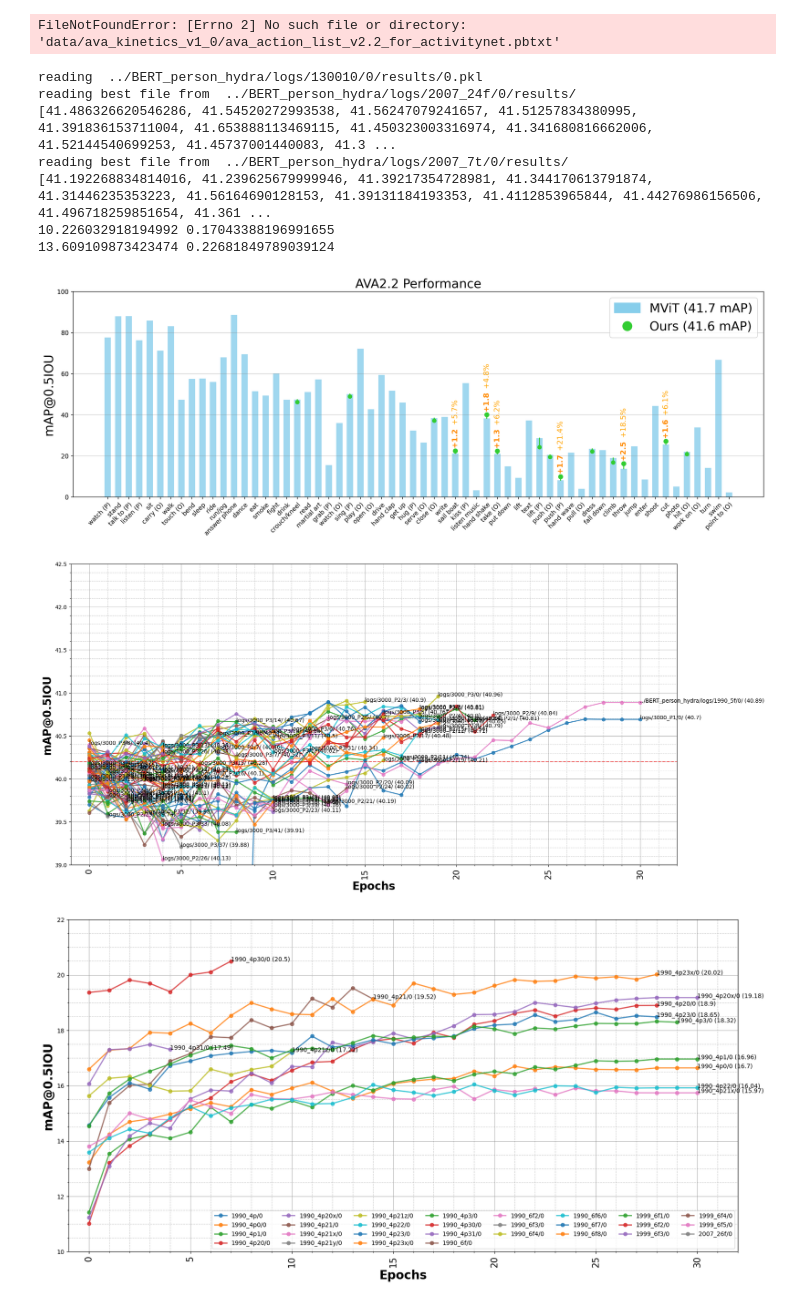
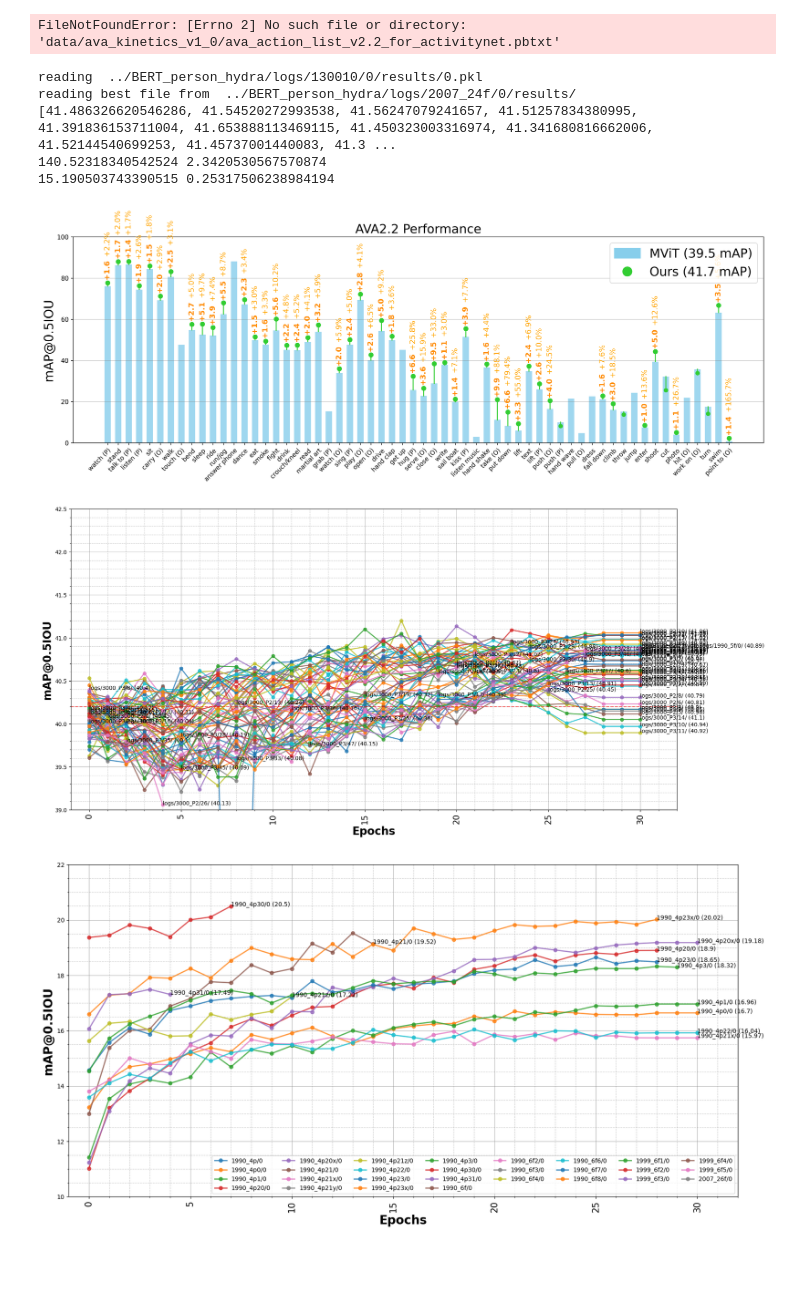
Before and after one commit to brjathu/BERT_person_V2, a Jupyter notebook: _BERT_person.ipynb, the cells around one changed output. Drawn from its saved outputs; the diff is of its cells as text; code cells hidden in the pictures; blank space fills up the shorter version.

Commit message:
pose only multi-person model sweep 3000_M1, 3000_m2

```diff
--- a/_BERT_person.ipynb
+++ b/_BERT_person.ipynb
@@ -509,7 +509,7 @@ actions, action_map = read_ava_pkl("../BERT_person_hydra/logs/130010/0/results/0
 
 # actions_, action_map_ = read_ava_pkl("logs/1997_5f_test_x6$/0/results/", best=True)    # SINGLE FRAME INFERENCING
 # actions_, action_map_ = read_ava_pkl("logs/1999_5f_test2/0/results/", best=True)    # SINGLE FRAME INFERENCING
-# actions_, action_map_ = read_ava_pkl("logs/2007_5f/0/results/", best=True)    # SINGLE FRAME INFERENCING
+# actions_, action_map_ = read_ava_pkl("../BERT_person_hydra/logs/2007_5f/0/results/", best=True)    # SINGLE FRAME INFERENCING
 # actions_, action_map_ = read_ava_pkl("logs/2007_5f_test_y2$/0/results/", best=True)    # SINGLE FRAME INFERENCING
 
 
@@ -533,11 +533,11 @@ actions, action_map = read_ava_pkl("../BERT_person_hydra/logs/130010/0/results/0
 # actions_, action_map_ = read_ava_pkl("logs/1990_4t2/0/results/", best=True)    # SINGLE FRAME INFERENCING
 # actions_, action_map_ = read_ava_pkl("logs/1990_6t/0/results/", best=True)    # SINGLE FRAME INFERENCING
 # actions_, action_map_ = read_ava_pkl("logs/2007_5f/0/results/", best=True)    # SINGLE FRAME INFERENCING
-# actions_, action_map_ = read_ava_pkl("logs/2007_24f/0/results/", best=1)    # SINGLE FRAME INFERENCING
+actions_, action_map_ = read_ava_pkl("../BERT_person_hydra/logs/2007_24f/0/results/", best=1)    # SINGLE FRAME INFERENCING
 
 
-actions, action_map = read_ava_pkl("../BERT_person_hydra/logs/2007_24f/0/results/", best=1)    # SINGLE FRAME INFERENCING
-actions_, action_map_ = read_ava_pkl("../BERT_person_hydra/logs/2007_7t/0/results/", best=1)    # SINGLE FRAME INFERENCING
+# actions, action_map = read_ava_pkl("../BERT_person_hydra/logs/2007_24f/0/results/", best=1)    # SINGLE FRAME INFERENCING
+# actions_, action_map_ = read_ava_pkl("../BERT_person_hydra/logs/2007_7t/0/results/", best=1)    # SINGLE FRAME INFERENCING
 
 
 actions_sort = ['watch (P)', 'stand',
@@ -588,38 +588,36 @@ plt.title('AVA2.2 Performance', fontsize=20)
 plt.ylabel('mAP@0.5IOU', fontsize=20)
 
 sum_pos = 0
 sum_neg = 0
 th      = 1
 avg_classes = []
 for i in range(len(actions)):
     if(action_map[i]<action_map_[i]):
         if(action_map_[i]-action_map[i]>th):
             plt.text(i, action_map_[i], ' +%.1f'%(action_map_[i]-action_map[i]), color='darkorange', fontweight='bold', fontsize=12, rotation = 90, ha='center', va='bottom')
             if(action_map_[i]<600):
               plt.text(i, action_map_[i], '           +%.1f%%'%((action_map_[i]-action_map[i])/action_map[i]*100), color='orange', fontsize=12, rotation = 90, ha='center', va='bottom')
             plt.plot(i, action_map_[i], 'o', color=color_ours, alpha=1, markersize=7)
             plt.plot([i, i], [action_map_[i], action_map[i]], color=color_ours, alpha=1)
             sum_pos += action_map_[i]-action_map[i]
             avg_classes.append(labelmap[actions[i]]['id'])
     else:
         if(action_map[i]-action_map_[i]>th):
             # plt.text(i, action_map_[i], ' -%.2f'%(action_map[i]-action_map_[i]), color='orange', fontweight='bold', fontsize=15, rotation = 90, ha='center', va='bottom')
             plt.plot(i, action_map_[i], 'o', color=color_ours_x, alpha=1)
             plt.plot([i, i], [action_map_[i], action_map[i]], color=color_ours_x, alpha=1)
             sum_neg += action_map[i]-action_map_[i]
 
 print(sum_pos, sum_pos/60)
 print(sum_neg, sum_neg/60)
 plt.show()
 # %% [output]
 reading  ../BERT_person_hydra/logs/130010/0/results/0.pkl
 reading best file from  ../BERT_person_hydra/logs/2007_24f/0/results/
 [41.486326620546286, 41.54520272993538, 41.56247079241657, 41.51257834380995, 41.391836153711004, 41.653888113469115, 41.450323003316974, 41.341680816662006, 41.52144540699253, 41.45737001440083, 41.3 ...
-reading best file from  ../BERT_person_hydra/logs/2007_7t/0/results/
-[41.192268834814016, 41.239625679999946, 41.39217354728981, 41.344170613791874, 41.31446235353223, 41.56164690128153, 41.39131184193353, 41.4112853965844, 41.44276986156506, 41.496718259851654, 41.361 ...
-10.226032918194992 0.17043388196991655
-13.609109873423474 0.22681849789039124
+140.52318340542524 2.3420530567570874
+15.190503743390515 0.25317506238984194
-[figure, old version]
+[figure, new version]
 # %%
 from tensorboard.backend.event_processing import event_accumulator
 import pandas as pd
@@ -662,13 +660,15 @@ key_ = "mAP : "
 
 plt.xlim(-1,32)
 plt.ylim(39,42.5)
+# plt.ylim(41,41.1)
 for run in runs_all:
     if(
         (
             ("1990_5f" in run) or
             ("3000_P1" in run) or
             ("3000_P2" in run) or
-            ("3000_P3" in run)
+            ("3000_P3" in run) or
+            "0001" in run
         )
         and "video" not in run):
 
@@ -718,7 +718,7 @@ plt.xlabel('Epochs', fontweight='bold', fontsize=20)
 # 97148
 plt.show()
 # %% [output]
-[figure, old version]
+[figure, new version]
 # %%
 np.save("data/max_pool_clases.npy", avg_classes)
 # %%
```
Also changed, not shown: 2 other files.
